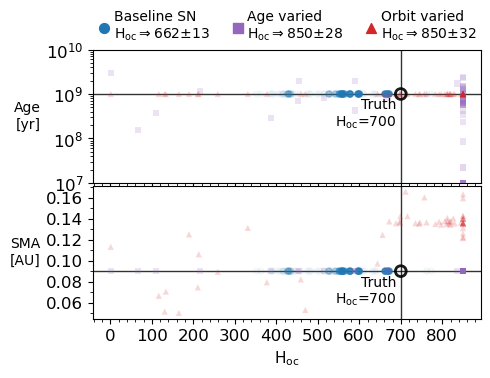
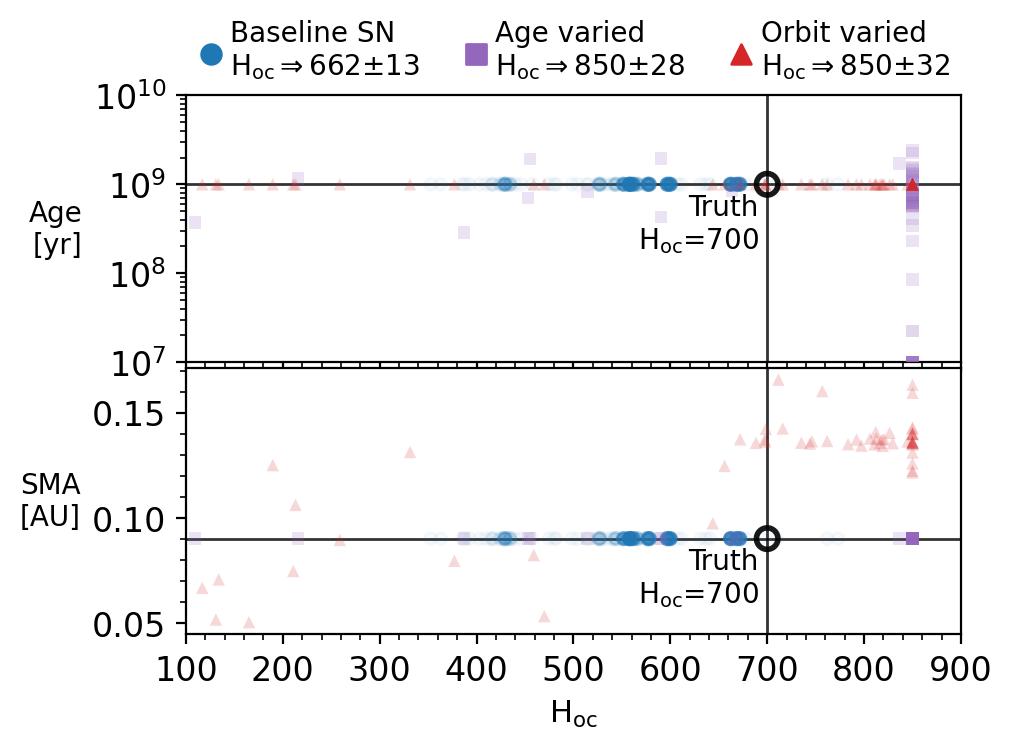
Unified diff of the notebook cell whose output changed from the first chart to the second:
--- before
+++ after
@@ -127,8 +127,11 @@
 
 # decorate
-axs[-1].yaxis.set_major_locator(MultipleLocator(0.02))
+axs[-1].yaxis.set_major_locator(MultipleLocator(0.05))
 axs[-1].yaxis.set_minor_locator(MultipleLocator(0.01))
+
+axs[-1].set_xlim(100, 900)
 axs[-1].xaxis.set_major_locator(MultipleLocator(100))
 axs[-1].xaxis.set_minor_locator(MultipleLocator(20))
+
 axs[-1].set_xlabel(xlbl, fontsize=11)
 

Commit: plt fix